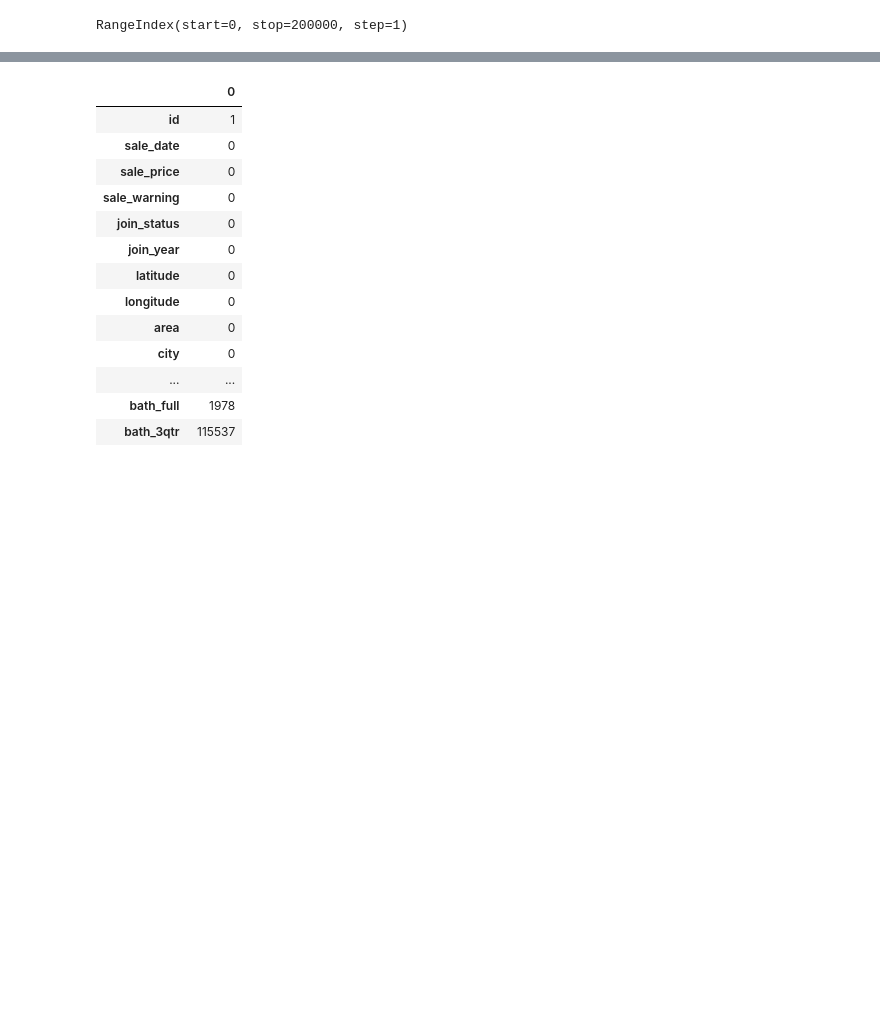
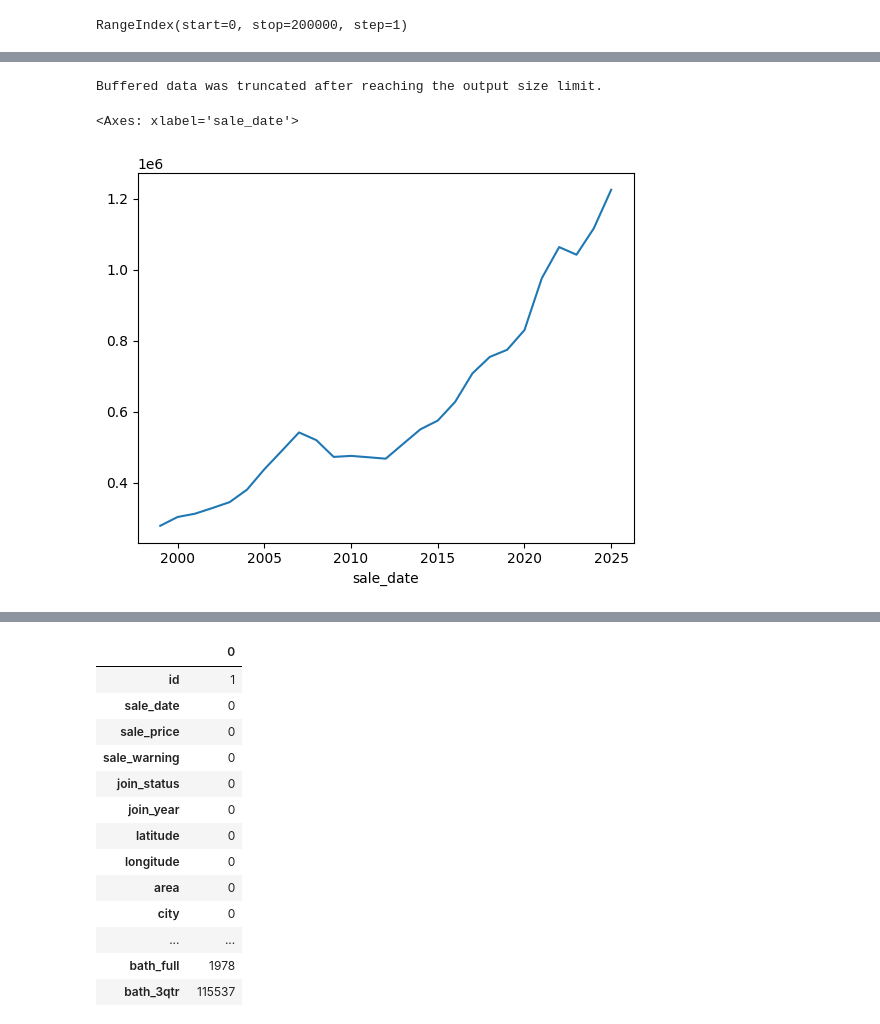
Before and after one commit to hosamrostom/Machine-Learning-Neural-Networks-Projects, a Jupyter notebook: 🏠 House Price Prediction - Quantile Regression & Uncertainty Estimation (Winkler Score)/House Price Prediction.ipynb, the cells around one changed output, grey strips where cells are left out. Saved outputs shown, nothing was run; the diff lists cells and outputs as text; code cells hidden in the pictures; blank space fills up the shorter version.

```diff
--- a/🏠 House Price Prediction - Quantile Regression & Uncertainty Estimation (Winkler Score)/House Price Prediction.ipynb
+++ b/🏠 House Price Prediction - Quantile Regression & Uncertainty Estimation (Winkler Score)/House Price Prediction.ipynb
@@ -158,0 +180,14 @@ xtest=dtedit._get_numeric_data()
+# %%
+import folium
+map = folium.Map(location=[dfedit['latitude'].mean(), dfedit['longitude'].mean()], zoom_start=10)
+for _, row in dfedit.iterrows():
+    folium.Marker([row['latitude'], row['longitude']], tooltip=f"${row['sale_price']}").add_to(map)
+map
+# %% [output]
+Buffered data was truncated after reaching the output size limit.
+# %%
+dfedit['sale_date'] = pd.to_datetime(dfedit['sale_date'])
+dfedit.groupby(dfedit['sale_date'].dt.year)['sale_price'].mean().plot()
+# %% [output]
+<Axes: xlabel='sale_date'>
+[figure, added]
```
Also changed, not shown: parts of 8 cells of this notebook.
